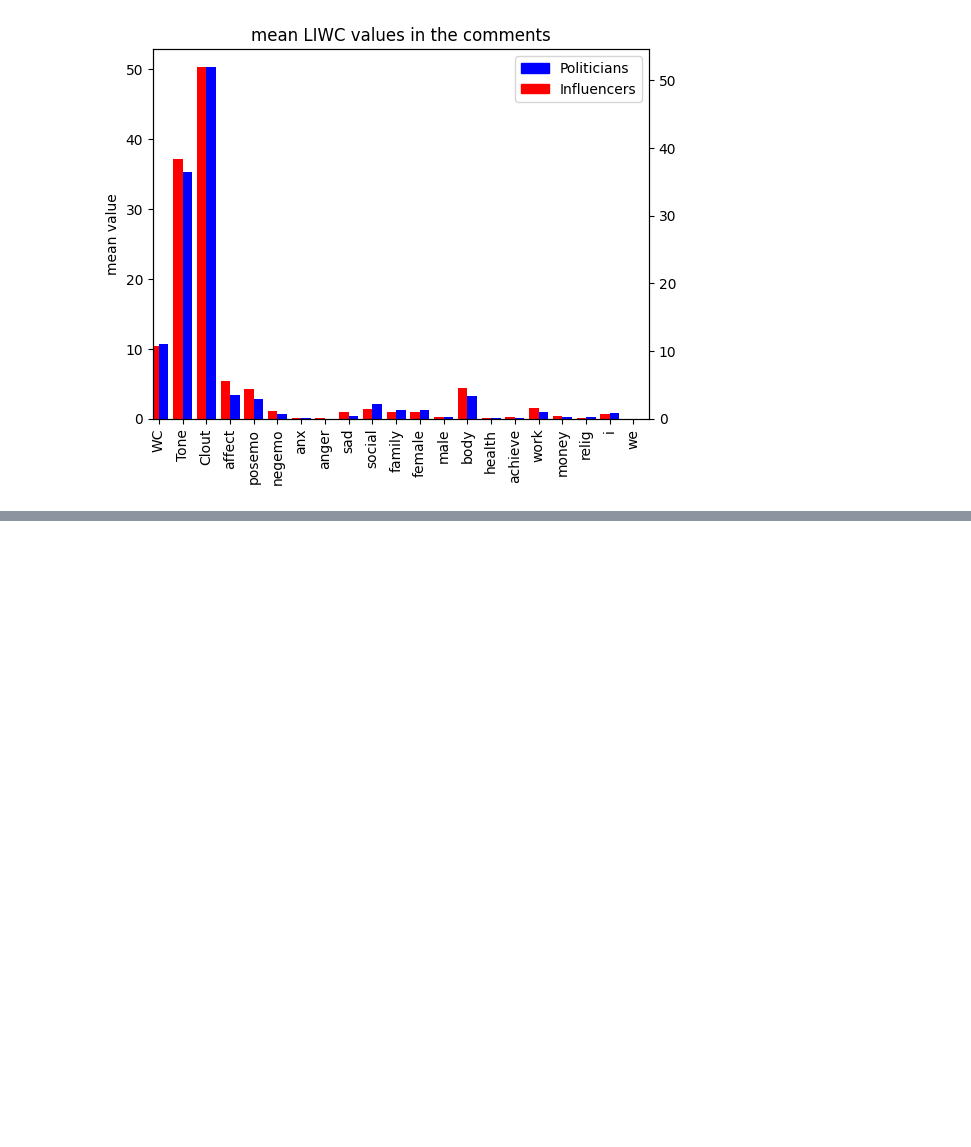
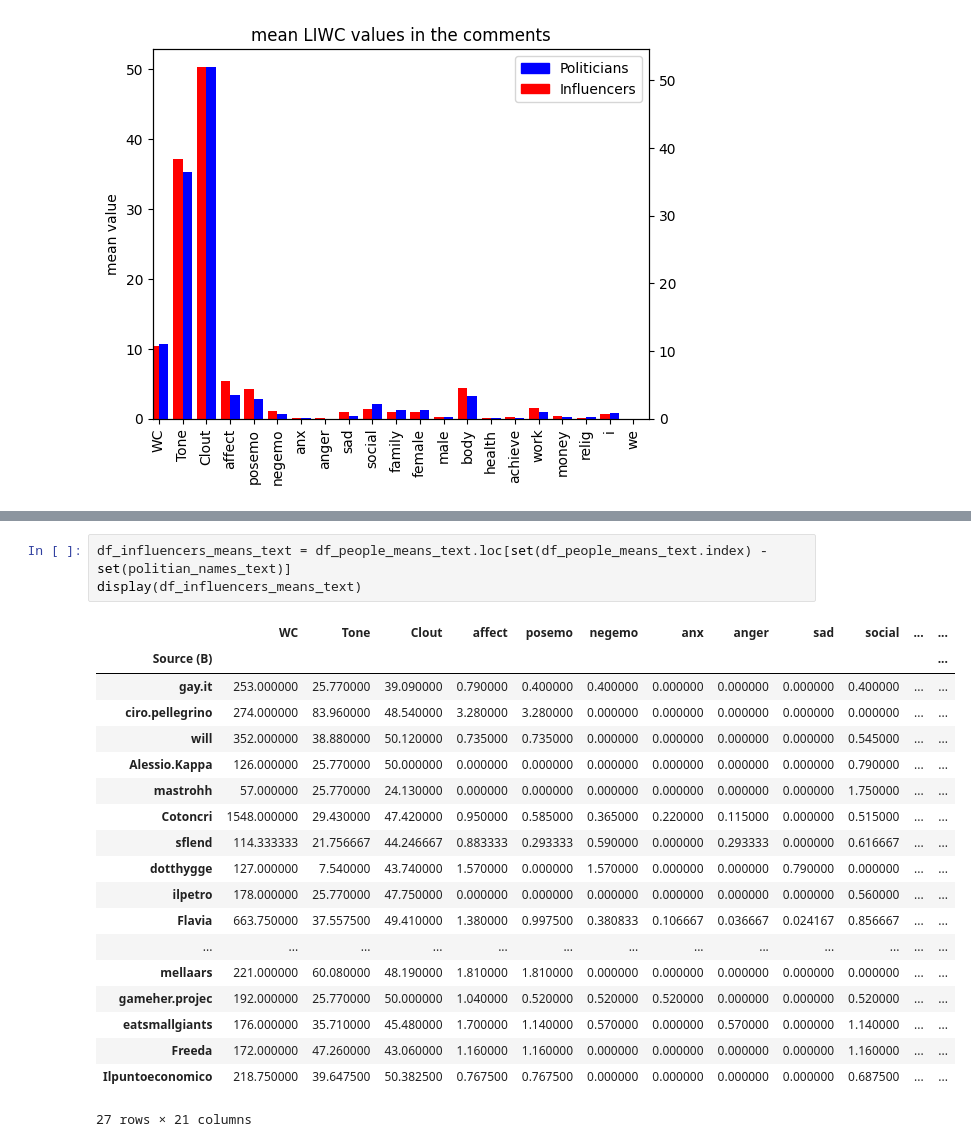
Before and after one commit to davidecolussi/Politok, a Jupyter notebook: TikTok/Tikapi/analyze_LIWC.ipynb, the cells around one changed output, grey strips where cells are left out. Saved outputs shown, nothing was run; the diff lists cells and outputs as text; blank space fills up the shorter version.

```diff
--- a/TikTok/Tikapi/analyze_LIWC.ipynb
+++ b/TikTok/Tikapi/analyze_LIWC.ipynb
@@ -217,0 +278,23 @@ plt.show()
+# %%
+df_influencers_means_text = df_people_means_text.loc[set(df_people_means_text.index) - set(politian_names_text)]
+display(df_influencers_means_text)
+# %% [output]
+|  | WC | Tone | Clout | affect | posemo | negemo | anx | anger | sad | social | ... | ... |
+| Source (B) |  |  |  |  |  |  |  |  |  |  |  | ... |
+| gay.it | 253.000000 | 25.770000 | 39.090000 | 0.790000 | 0.400000 | 0.400000 | 0.000000 | 0.000000 | 0.000000 | 0.400000 | ... | ... |
+| ciro.pellegrino | 274.000000 | 83.960000 | 48.540000 | 3.280000 | 3.280000 | 0.000000 | 0.000000 | 0.000000 | 0.000000 | 0.000000 | ... | ... |
+| will | 352.000000 | 38.880000 | 50.120000 | 0.735000 | 0.735000 | 0.000000 | 0.000000 | 0.000000 | 0.000000 | 0.545000 | ... | ... |
+| Alessio.Kappa | 126.000000 | 25.770000 | 50.000000 | 0.000000 | 0.000000 | 0.000000 | 0.000000 | 0.000000 | 0.000000 | 0.790000 | ... | ... |
+| mastrohh | 57.000000 | 25.770000 | 24.130000 | 0.000000 | 0.000000 | 0.000000 | 0.000000 | 0.000000 | 0.000000 | 1.750000 | ... | ... |
+| Cotoncri | 1548.000000 | 29.430000 | 47.420000 | 0.950000 | 0.585000 | 0.365000 | 0.220000 | 0.115000 | 0.000000 | 0.515000 | ... | ... |
+| sflend | 114.333333 | 21.756667 | 44.246667 | 0.883333 | 0.293333 | 0.590000 | 0.000000 | 0.293333 | 0.000000 | 0.616667 | ... | ... |
+| dotthygge | 127.000000 | 7.540000 | 43.740000 | 1.570000 | 0.000000 | 1.570000 | 0.000000 | 0.000000 | 0.790000 | 0.000000 | ... | ... |
+| ilpetro | 178.000000 | 25.770000 | 47.750000 | 0.000000 | 0.000000 | 0.000000 | 0.000000 | 0.000000 | 0.000000 | 0.560000 | ... | ... |
+| Flavia | 663.750000 | 37.557500 | 49.410000 | 1.380000 | 0.997500 | 0.380833 | 0.106667 | 0.036667 | 0.024167 | 0.856667 | ... | ... |
+| ... | ... | ... | ... | ... | ... | ... | ... | ... | ... | ... | ... | ... |
+| mellaars | 221.000000 | 60.080000 | 48.190000 | 1.810000 | 1.810000 | 0.000000 | 0.000000 | 0.000000 | 0.000000 | 0.000000 | ... | ... |
+| gameher.projec | 192.000000 | 25.770000 | 50.000000 | 1.040000 | 0.520000 | 0.520000 | 0.520000 | 0.000000 | 0.000000 | 0.520000 | ... | ... |
+| eatsmallgiants | 176.000000 | 35.710000 | 45.480000 | 1.700000 | 1.140000 | 0.570000 | 0.000000 | 0.570000 | 0.000000 | 1.140000 | ... | ... |
+| Freeda | 172.000000 | 47.260000 | 43.060000 | 1.160000 | 1.160000 | 0.000000 | 0.000000 | 0.000000 | 0.000000 | 1.160000 | ... | ... |
+| Ilpuntoeconomico | 218.750000 | 39.647500 | 50.382500 | 0.767500 | 0.767500 | 0.000000 | 0.000000 | 0.000000 | 0.000000 | 0.687500 | ... | ... |
+27 rows × 21 columns
```
Also changed, not shown: parts of 8 cells of this notebook.
